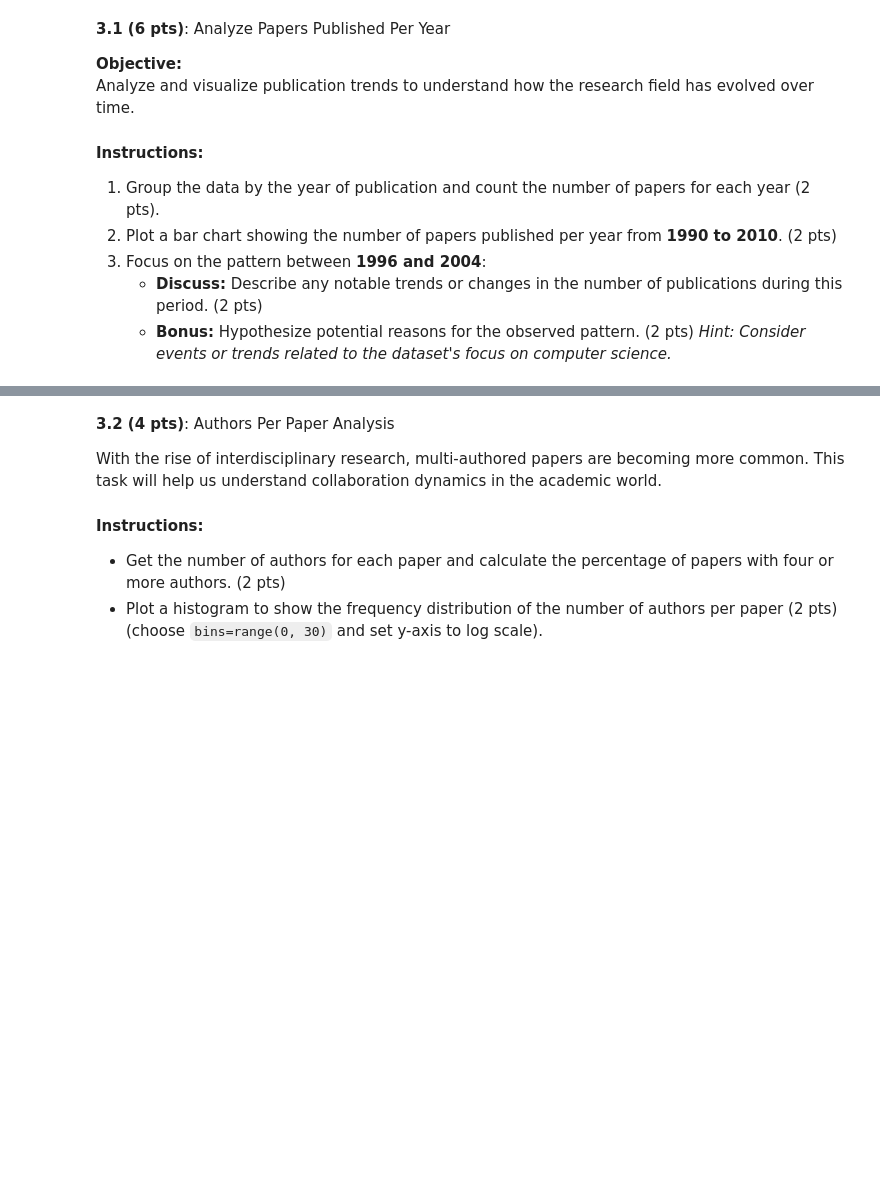
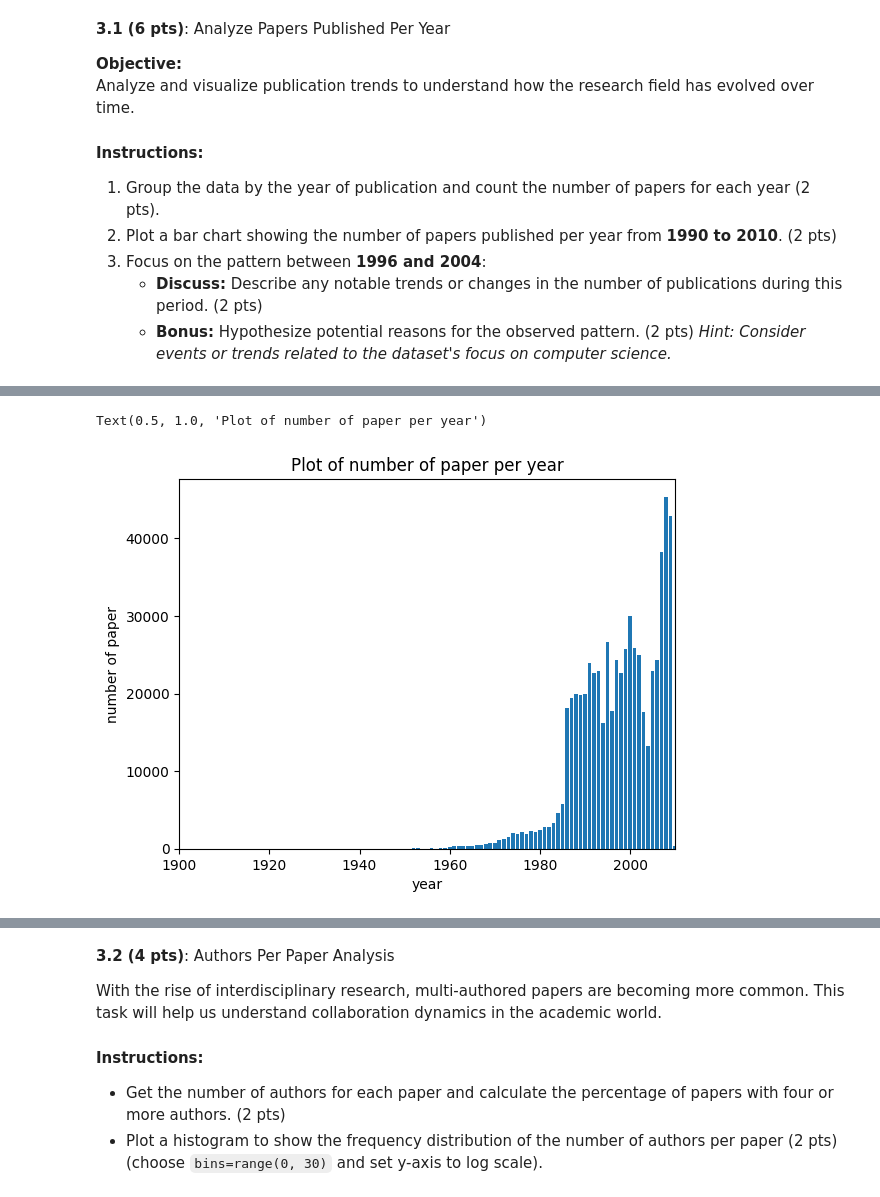
Before and after one commit to BaptisteCarmier/ADA--2024, a Jupyter notebook: Exam/329147.ipynb, the cells around one changed output, grey strips where cells are left out. Saved outputs shown, nothing was run; the diff lists cells and outputs as text; code cells hidden in the pictures; blank space fills up the shorter version.

```diff
--- a/Exam/329147.ipynb
+++ b/Exam/329147.ipynb
@@ -357,0 +357,5 @@ Analyze and visualize publication trends to understand how the research field ha
+# %%
+# TODO
+#1
+paper_per_year = df.groupby(by='year')['title'].count()
+paper_per_year.head()
@@ -357,0 +370,10 @@ Analyze and visualize publication trends to understand how the research field ha
+# %%
+#2
+plt.bar(paper_per_year.index, paper_per_year.values)
+plt.xlim((1900, 2010))
+plt.xlabel('year')
+plt.ylabel('number of paper')
+plt.title('Plot of number of paper per year')
+# %% [output]
+Text(0.5, 1.0, 'Plot of number of paper per year')
+[figure, added]
```
Also changed, not shown: parts of 24 cells of this notebook.
